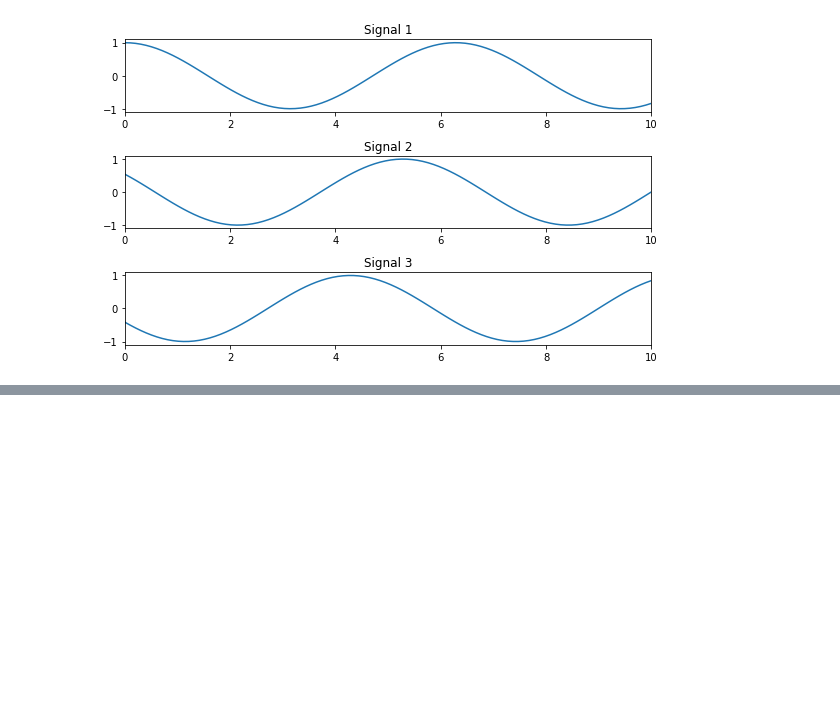
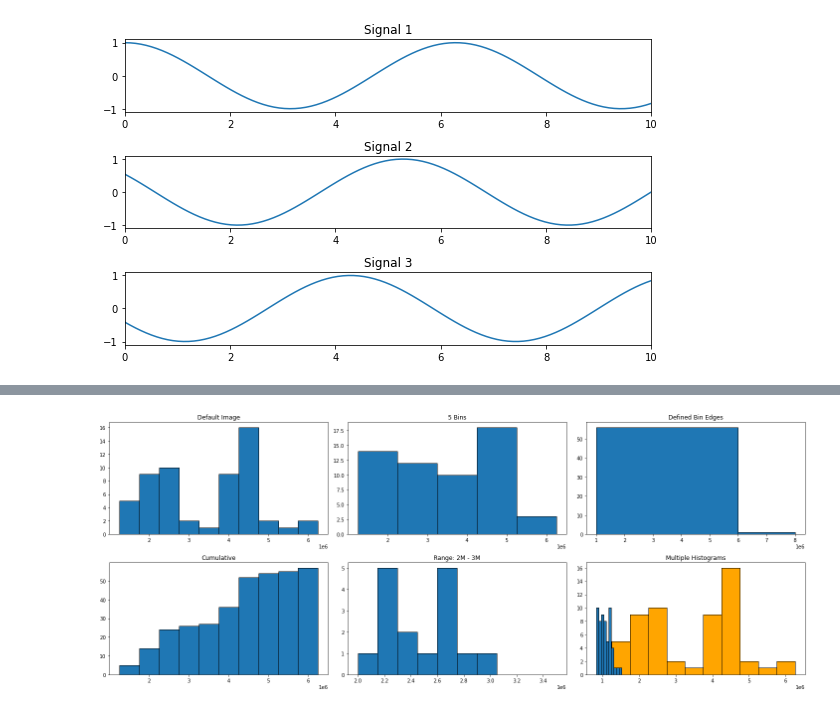
Before and after one commit to Cynthia3992/intro_to_ds, a Jupyter notebook: visualization/Plotting with Matplotlib.ipynb, the cells around one changed output, grey strips where cells are left out. Saved outputs shown, nothing was run; the diff lists cells and outputs as text; code cells hidden in the pictures; blank space fills up the shorter version.

Commit message:
moved visuals

```diff
--- a/visualization/Plotting with Matplotlib.ipynb
+++ b/visualization/Plotting with Matplotlib.ipynb
@@ -239,0 +219,5 @@ SyntaxError: invalid syntax (<ipython-input-5-74c29e7d6291>, line 3)
+# %%
+## visitors per year for 3 national parks
+np_data = pd.read_csv('datasets/national_parks.csv')
+print(np_data.shape)
+np_data.head()
@@ -239,0 +247,30 @@ SyntaxError: invalid syntax (<ipython-input-5-74c29e7d6291>, line 3)
+# %%
+## histogram of the # of people visiting the GrandfCanyon per year
+fig, ax = plt.subplots(2, 3, figsize=(20, 8))
+
+ax[0,0].hist(np_data['GrandCanyon'], edgecolor = 'black')
+ax[0,0].set_title('Default Image')
+
+ax[0,1].hist(np_data['GrandCanyon'], edgecolor = 'black', bins = 5)
+ax[0,1].set_title('5 Bins')
+
+ax[0,2].hist(np_data['GrandCanyon'], edgecolor = 'black', bins = [1e6,6e6,8e6])
+ax[0,2].set_title('Defined Bin Edges')
+
+ax[1,0].hist(np_data['GrandCanyon'], edgecolor = 'black', cumulative = True)
+ax[1,0].set_title('Cumulative')
+
+ax[1,1].hist(np_data['GrandCanyon'], edgecolor = 'black', range = (2e6, 3.5e6))
+ax[1,1].set_title('Range: 2M - 3M')
+
+
+ax[1,2].hist(np_data['GrandCanyon'],  color = 'orange')
+ax[1,2].hist(np_data['Badlands'], edgecolor = 'black')
+ax[1,2].set_title('Multiple Histograms')
+
+
+
+plt.tight_layout()
+plt.show()
+# %% [output]
+[figure, added]
```
Also changed, not shown: parts of 24 cells of this notebook, 7 other files.
